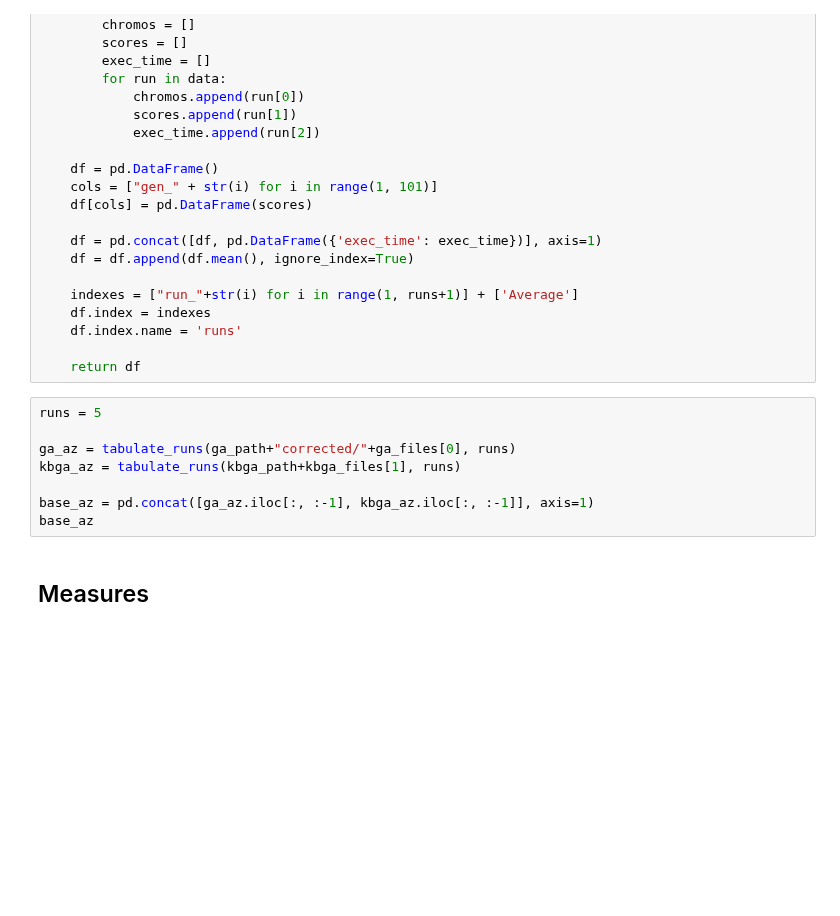
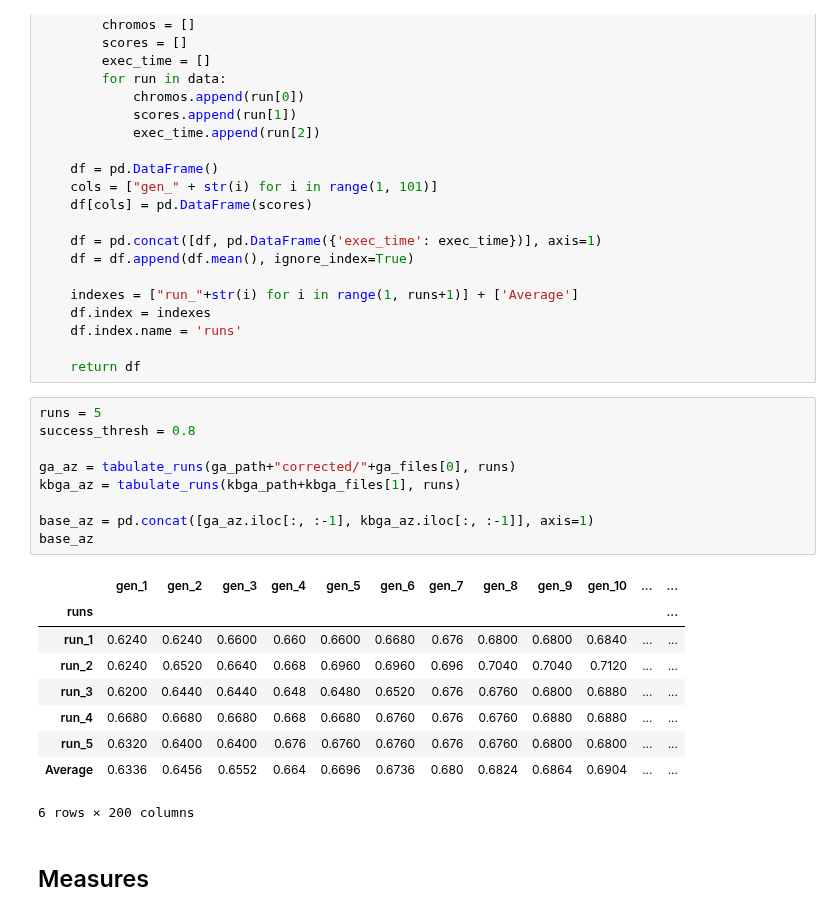
Before and after one commit to devasenan134/GA-SC, a Jupyter notebook: performance_measure/performance_measures.ipynb, the cells around one changed output. Saved outputs shown, nothing was run; the diff lists cells and outputs as text; blank space fills up the shorter version.

```diff
--- a/performance_measure/performance_measures.ipynb
+++ b/performance_measure/performance_measures.ipynb
@@ -164,12 +252,23 @@ def tabulate_runs(save_path, runs):
     return df
 # %%
 runs = 5
+success_thresh = 0.8
 
 ga_az = tabulate_runs(ga_path+"corrected/"+ga_files[0], runs)
 kbga_az = tabulate_runs(kbga_path+kbga_files[1], runs)
 
 base_az = pd.concat([ga_az.iloc[:, :-1], kbga_az.iloc[:, :-1]], axis=1)
 base_az
+# %% [output]
+|  | gen_1 | gen_2 | gen_3 | gen_4 | gen_5 | gen_6 | gen_7 | gen_8 | gen_9 | gen_10 | ... | ... |
+| runs |  |  |  |  |  |  |  |  |  |  |  | ... |
+| run_1 | 0.6240 | 0.6240 | 0.6600 | 0.660 | 0.6600 | 0.6680 | 0.676 | 0.6800 | 0.6800 | 0.6840 | ... | ... |
+| run_2 | 0.6240 | 0.6520 | 0.6640 | 0.668 | 0.6960 | 0.6960 | 0.696 | 0.7040 | 0.7040 | 0.7120 | ... | ... |
+| run_3 | 0.6200 | 0.6440 | 0.6440 | 0.648 | 0.6480 | 0.6520 | 0.676 | 0.6760 | 0.6800 | 0.6880 | ... | ... |
+| run_4 | 0.6680 | 0.6680 | 0.6680 | 0.668 | 0.6680 | 0.6760 | 0.676 | 0.6760 | 0.6880 | 0.6880 | ... | ... |
+| run_5 | 0.6320 | 0.6400 | 0.6400 | 0.676 | 0.6760 | 0.6760 | 0.676 | 0.6760 | 0.6800 | 0.6800 | ... | ... |
+| Average | 0.6336 | 0.6456 | 0.6552 | 0.664 | 0.6696 | 0.6736 | 0.680 | 0.6824 | 0.6864 | 0.6904 | ... | ... |
+6 rows × 200 columns
 # %% [markdown]
 ## Measures
 # %%
```
Also changed, not shown: parts of 20 cells of this notebook.
